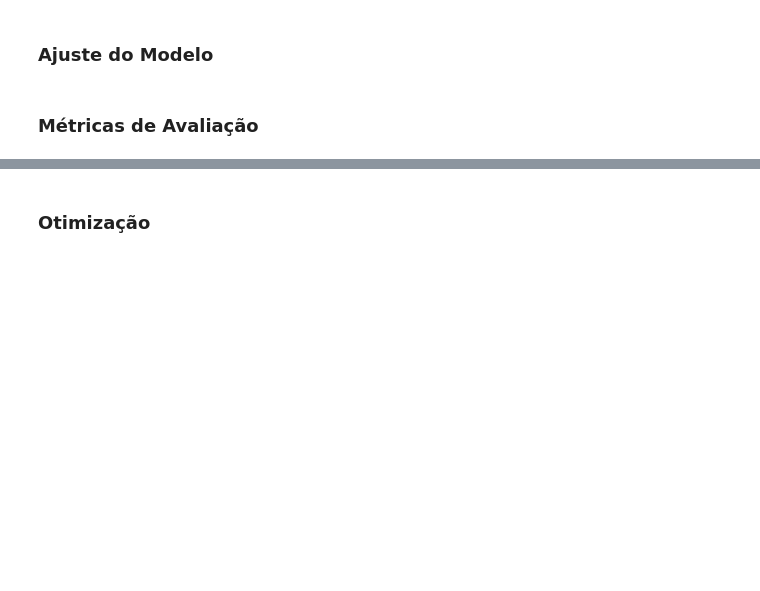
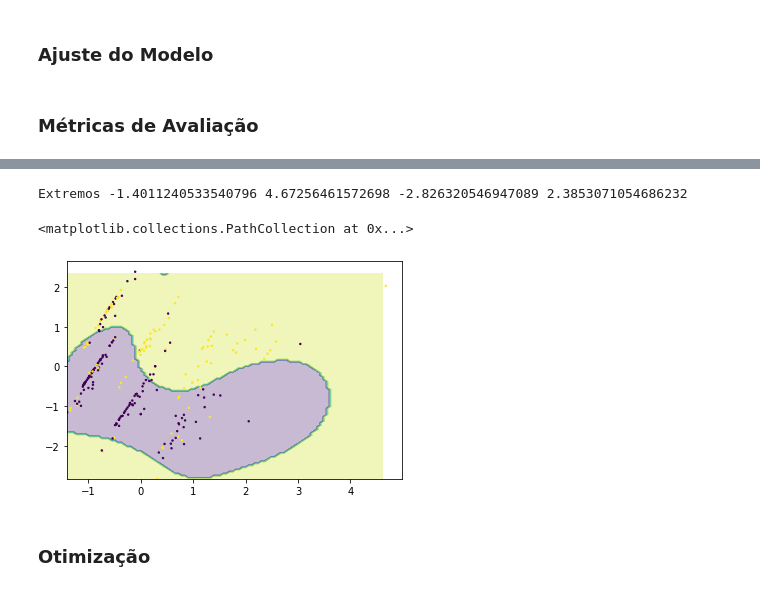
Before and after one commit to bruno-marcelino10/estudos-com-py, a Jupyter notebook: modelagem/sklearn/modelos/SVM.ipynb, the cells around one changed output, grey strips where cells are left out. Cells and saved outputs as stored; diff of their text form; code cells hidden in the pictures; blank space fills up the shorter version.

```diff
--- a/modelagem/sklearn/modelos/SVM.ipynb
+++ b/modelagem/sklearn/modelos/SVM.ipynb
@@ -103,2 +149,29 @@ AUC - Teste : 0.8290123456790124
+# %%
+# Plot do SVC em 2d
+
+x_min = teste[0].min()
+x_max = teste[0].max()
+y_min = teste[1].min()
+y_max = teste[1].max()
+print("Extremos", x_min, x_max,y_min,y_max)
+
+eixo_x = np.arange(x_min, x_max, (x_max - x_min)/ pixels)
+eixo_y = np.arange(y_min, y_max, (y_max - y_min)/ pixels)
+
+xx, yy = np.meshgrid(eixo_x, eixo_y)
+xx.ravel()
+
+xx, yy = np.meshgrid(eixo_x, eixo_y)
+pontos = np.c_[xx.ravel(), yy.ravel()]
+
+Z = modelo.predict(pontos)
+Z = Z.reshape(xx.shape)
+
+plt.contourf(xx, yy, Z, alpha=0.3)
+plt.scatter(teste[0], teste[1], c=teste["y"], s = 2)
+# %% [output]
+Extremos -1.4011240533540796 4.67256461572698 -2.826320546947089 2.3853071054686232
+<matplotlib.collections.PathCollection at 0x...>
+[figure, added]
 # %% [markdown]
 ### Otimização
```
Also changed, not shown: parts of 11 cells of this notebook.
